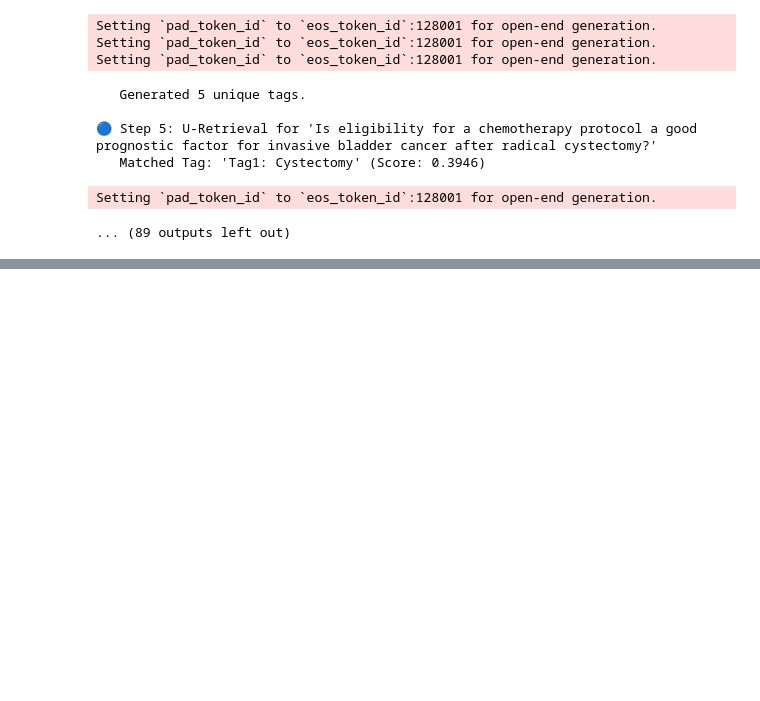
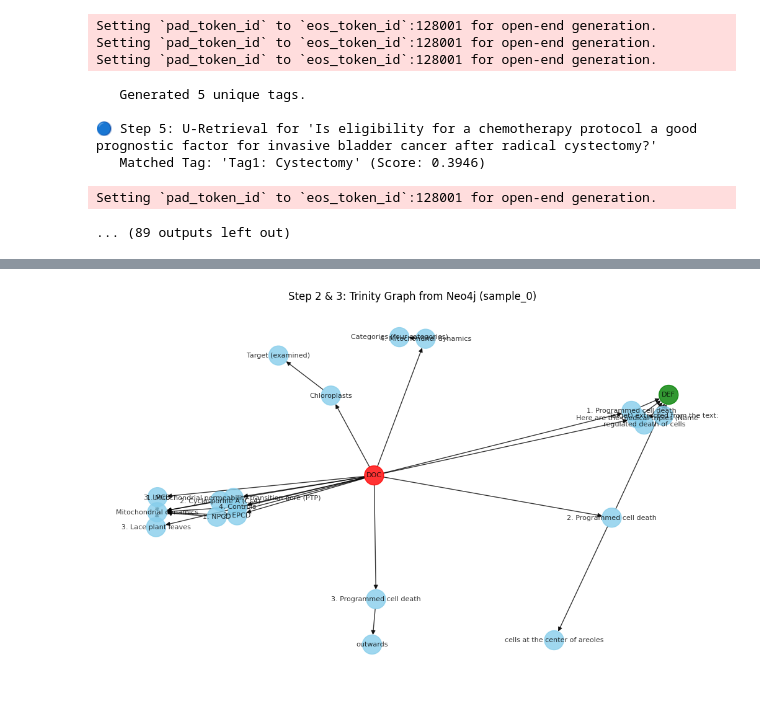
Before and after one commit to beyzoskaya/MedGraphRag, a Jupyter notebook: mimicMedGraphRAG.ipynb, the cells around one changed output, grey strips where cells are left out. Cells and saved outputs as stored; diff of their text form; code cells hidden in the pictures; blank space fills up the shorter version.

```diff
--- a/mimicMedGraphRAG.ipynb
+++ b/mimicMedGraphRAG.ipynb
@@ -766,0 +1584,36 @@ Setting `pad_token_id` to `eos_token_id`:128001 for open-end generation.
+# %%
+def plot_neo4j_graph(sample_id):
+    driver = GraphDatabase.driver(NEO4J_URI, auth=(NEO4J_USER, NEO4J_PASSWORD))
+    G = nx.DiGraph()
+
+    query = f"MATCH (n)-[r]->(m) WHERE n.sample_id='{sample_id}' RETURN n.name, n.type, m.name, m.type, type(r)"
+
+    with driver.session() as session:
+        res = session.run(query)
+        for r in res:
+            # Use names for plotting
+            src = r['n.name'] if r['n.name'] else "DOC"
+            tgt = r['m.name'] if r['m.name'] else "DEF"
+            G.add_node(src, type=r['n.type'])
+            G.add_node(tgt, type=r['m.type'])
+            G.add_edge(src, tgt, relation=r['type(r)'])
+    driver.close()
+
+    # Plot
+    pos = nx.spring_layout(G)
+    colors = []
+    for n, d in G.nodes(data=True):
+        t = d.get('type')
+        if t == 'document': colors.append('red')
+        elif t == 'definition': colors.append('green')
+        else: colors.append('skyblue')
+
+    plt.figure(figsize=(10, 6))
+    nx.draw(G, pos, node_color=colors, with_labels=True, font_size=8, node_size=500, alpha=0.8)
+    plt.title(f"Step 2 & 3: Trinity Graph from Neo4j ({sample_id})")
+    plt.show()
+
+# Run Visualization
+plot_neo4j_graph("sample_0")
+# %% [output]
+[figure, added]
```
Also changed, not shown: parts of 21 cells of this notebook.
